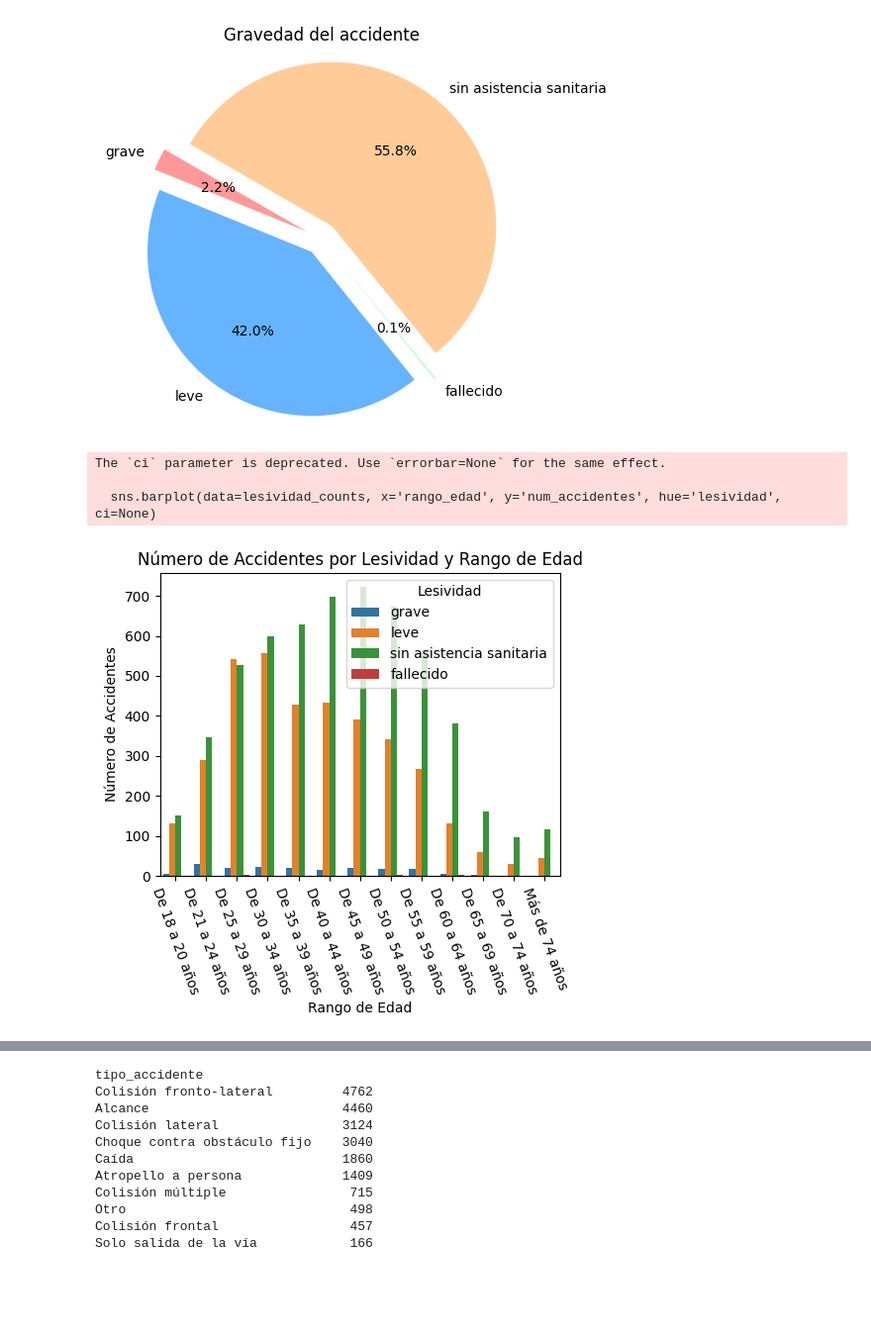
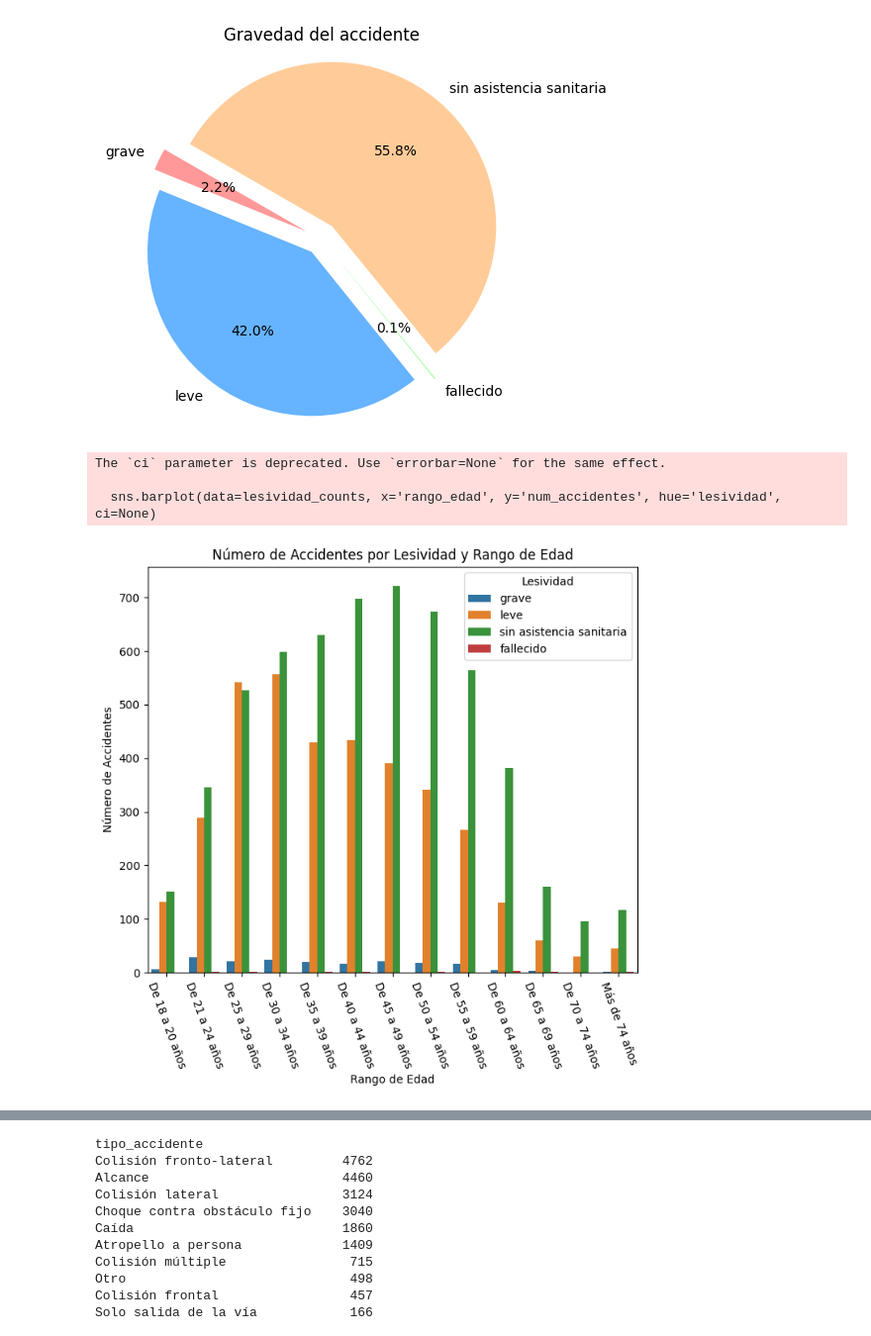
Before and after one commit to sengan9/EDA-accidentes-Madrid, a Jupyter notebook: 1-Definicion_EDA_sengan.ipynb, the cells around one changed output, grey strips where cells are left out. Shown at 99% size. Cells and saved outputs as stored; diff of their text form; code cells hidden in the pictures; blank space fills up the shorter version.

```diff
--- a/1-Definicion_EDA_sengan.ipynb
+++ b/1-Definicion_EDA_sengan.ipynb
@@ -821,16 +844,16 @@ lesividad_counts = df_conductores.groupby(['rango_edad', 'sexo', 'lesividad']).s
 
 lesividad_counts = lesividad_counts[~lesividad_counts['lesividad'].isin(['Desconocido', 'se desconoce'])]
 # %%
-plt.figure(figsize=(5, 5))
+plt.figure(figsize=(7, 7))
 sns.barplot(data=lesividad_counts, x='rango_edad', y='num_accidentes', hue='lesividad', ci=None)
 plt.title('Número de Accidentes por Lesividad y Rango de Edad')
 plt.xlabel('Rango de Edad')
 plt.ylabel('Número de Accidentes')
 plt.xticks(rotation=-70)
 plt.legend(title='Lesividad')
 plt.tight_layout()
 # %% [output]
 The `ci` parameter is deprecated. Use `errorbar=None` for the same effect.
 
   sns.barplot(data=lesividad_counts, x='rango_edad', y='num_accidentes', hue='lesividad', ci=None)
-[figure, old version]
+[figure, new version]
```
Also changed, not shown: parts of 24 cells of this notebook.
